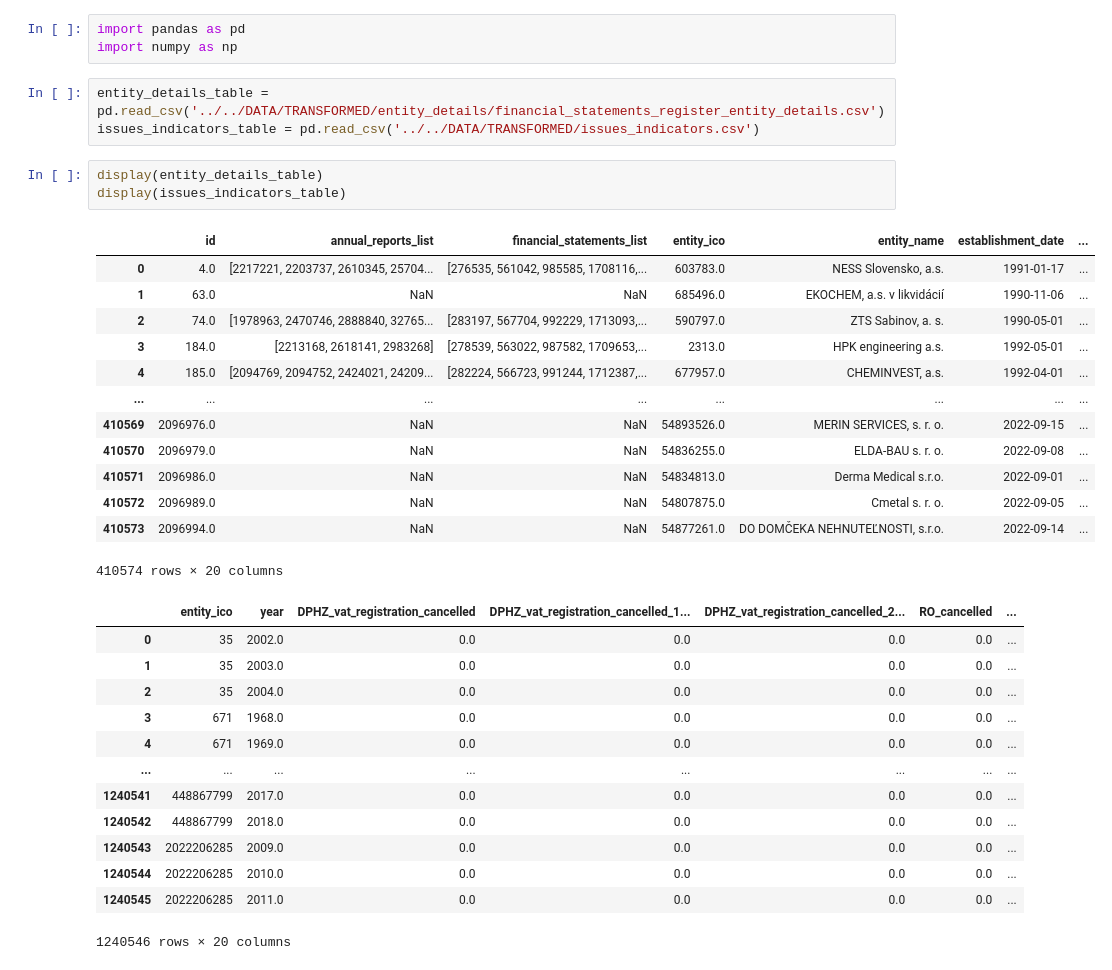
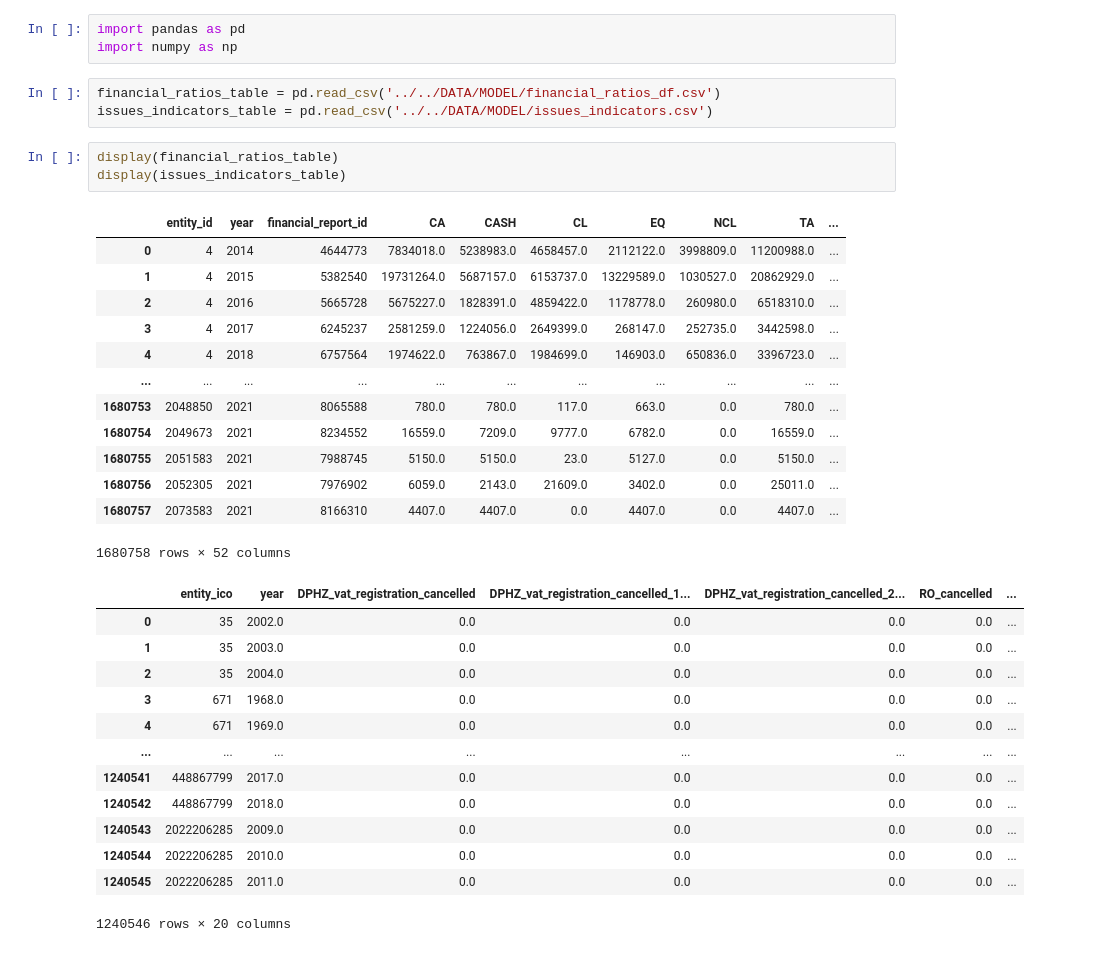
Before and after one commit to rohalmatus/financial-distress-models, a Jupyter notebook: CODE/EXPLORATORY/eda_01.ipynb, the cells around one changed output. Saved outputs shown, nothing was run; the diff lists cells and outputs as text.

Commit message:
exploratory data analysis - selection of training population 01

```diff
--- a/CODE/EXPLORATORY/eda_01.ipynb
+++ b/CODE/EXPLORATORY/eda_01.ipynb
@@ -2,25 +2,25 @@
 import pandas as pd
 import numpy as np
 # %%
-entity_details_table = pd.read_csv('../../DATA/TRANSFORMED/entity_details/financial_statements_register_entity_details.csv')
-issues_indicators_table = pd.read_csv('../../DATA/TRANSFORMED/issues_indicators.csv')
+financial_ratios_table = pd.read_csv('../../DATA/MODEL/financial_ratios_df.csv')
+issues_indicators_table = pd.read_csv('../../DATA/MODEL/issues_indicators.csv')
 # %%
-display(entity_details_table)
+display(financial_ratios_table)
 display(issues_indicators_table)
 # %% [output]
-|  | id | annual_reports_list | financial_statements_list | entity_ico | entity_name | establishment_date | ... |
-| 0 | 4.0 | [2217221, 2203737, 2610345, 25704... | [276535, 561042, 985585, 1708116,... | 603783.0 | NESS Slovensko, a.s. | 1991-01-17 | ... |
-| 1 | 63.0 | NaN | NaN | 685496.0 | EKOCHEM, a.s. v likvidácií | 1990-11-06 | ... |
-| 2 | 74.0 | [1978963, 2470746, 2888840, 32765... | [283197, 567704, 992229, 1713093,... | 590797.0 | ZTS Sabinov, a. s. | 1990-05-01 | ... |
-| 3 | 184.0 | [2213168, 2618141, 2983268] | [278539, 563022, 987582, 1709653,... | 2313.0 | HPK engineering a.s. | 1992-05-01 | ... |
-| 4 | 185.0 | [2094769, 2094752, 2424021, 24209... | [282224, 566723, 991244, 1712387,... | 677957.0 | CHEMINVEST, a.s. | 1992-04-01 | ... |
-| ... | ... | ... | ... | ... | ... | ... | ... |
-| 410569 | 2096976.0 | NaN | NaN | 54893526.0 | MERIN SERVICES, s. r. o. | 2022-09-15 | ... |
-| 410570 | 2096979.0 | NaN | NaN | 54836255.0 | ELDA-BAU s. r. o. | 2022-09-08 | ... |
-| 410571 | 2096986.0 | NaN | NaN | 54834813.0 | Derma Medical s.r.o. | 2022-09-01 | ... |
-| 410572 | 2096989.0 | NaN | NaN | 54807875.0 | Cmetal s. r. o. | 2022-09-05 | ... |
-| 410573 | 2096994.0 | NaN | NaN | 54877261.0 | DO DOMČEKA NEHNUTEĽNOSTI, s.r.o. | 2022-09-14 | ... |
+|  | entity_id | year | financial_report_id | CA | CASH | CL | EQ | NCL | TA | ... |
+| 0 | 4 | 2014 | 4644773 | 7834018.0 | 5238983.0 | 4658457.0 | 2112122.0 | 3998809.0 | 11200988.0 | ... |
+| 1 | 4 | 2015 | 5382540 | 19731264.0 | 5687157.0 | 6153737.0 | 13229589.0 | 1030527.0 | 20862929.0 | ... |
+| 2 | 4 | 2016 | 5665728 | 5675227.0 | 1828391.0 | 4859422.0 | 1178778.0 | 260980.0 | 6518310.0 | ... |
+| 3 | 4 | 2017 | 6245237 | 2581259.0 | 1224056.0 | 2649399.0 | 268147.0 | 252735.0 | 3442598.0 | ... |
+| 4 | 4 | 2018 | 6757564 | 1974622.0 | 763867.0 | 1984699.0 | 146903.0 | 650836.0 | 3396723.0 | ... |
+| ... | ... | ... | ... | ... | ... | ... | ... | ... | ... | ... |
+| 1680753 | 2048850 | 2021 | 8065588 | 780.0 | 780.0 | 117.0 | 663.0 | 0.0 | 780.0 | ... |
+| 1680754 | 2049673 | 2021 | 8234552 | 16559.0 | 7209.0 | 9777.0 | 6782.0 | 0.0 | 16559.0 | ... |
+| 1680755 | 2051583 | 2021 | 7988745 | 5150.0 | 5150.0 | 23.0 | 5127.0 | 0.0 | 5150.0 | ... |
+| 1680756 | 2052305 | 2021 | 7976902 | 6059.0 | 2143.0 | 21609.0 | 3402.0 | 0.0 | 25011.0 | ... |
+| 1680757 | 2073583 | 2021 | 8166310 | 4407.0 | 4407.0 | 0.0 | 4407.0 | 0.0 | 4407.0 | ... |
-410574 rows × 20 columns
+1680758 rows × 52 columns
 |  | entity_ico | year | DPHZ_vat_registration_cancelled | DPHZ_vat_registration_cancelled_1... | DPHZ_vat_registration_cancelled_2... | RO_cancelled | ... |
 | 0 | 35 | 2002.0 | 0.0 | 0.0 | 0.0 | 0.0 | ... |
 | 1 | 35 | 2003.0 | 0.0 | 0.0 | 0.0 | 0.0 | ... |
```
Also changed, not shown: parts of 5 cells of this notebook.
